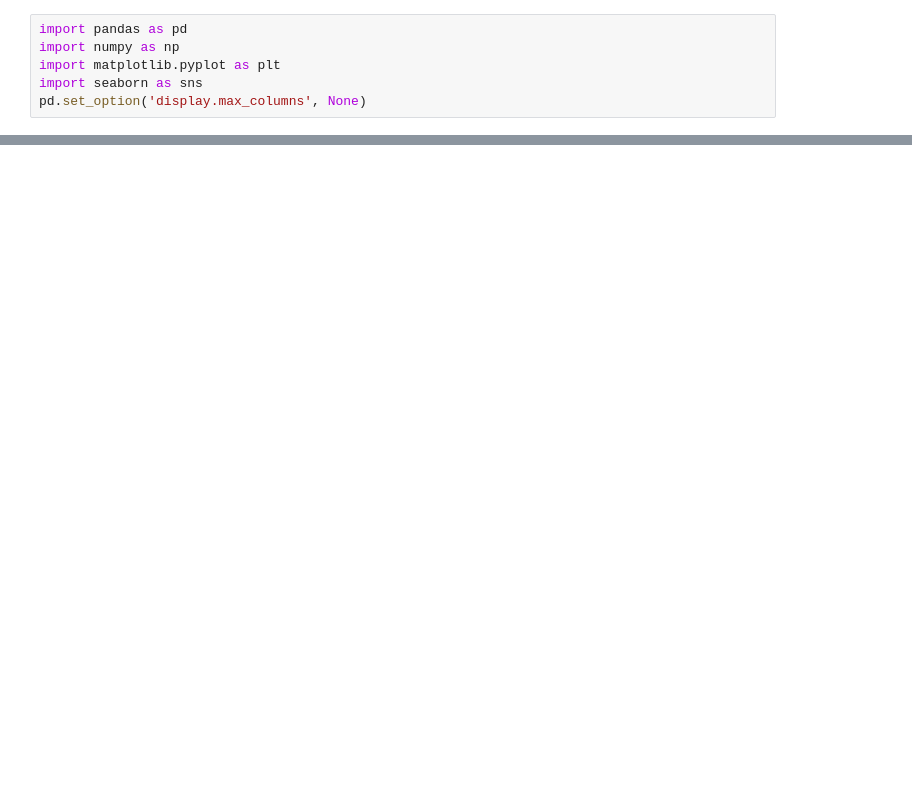
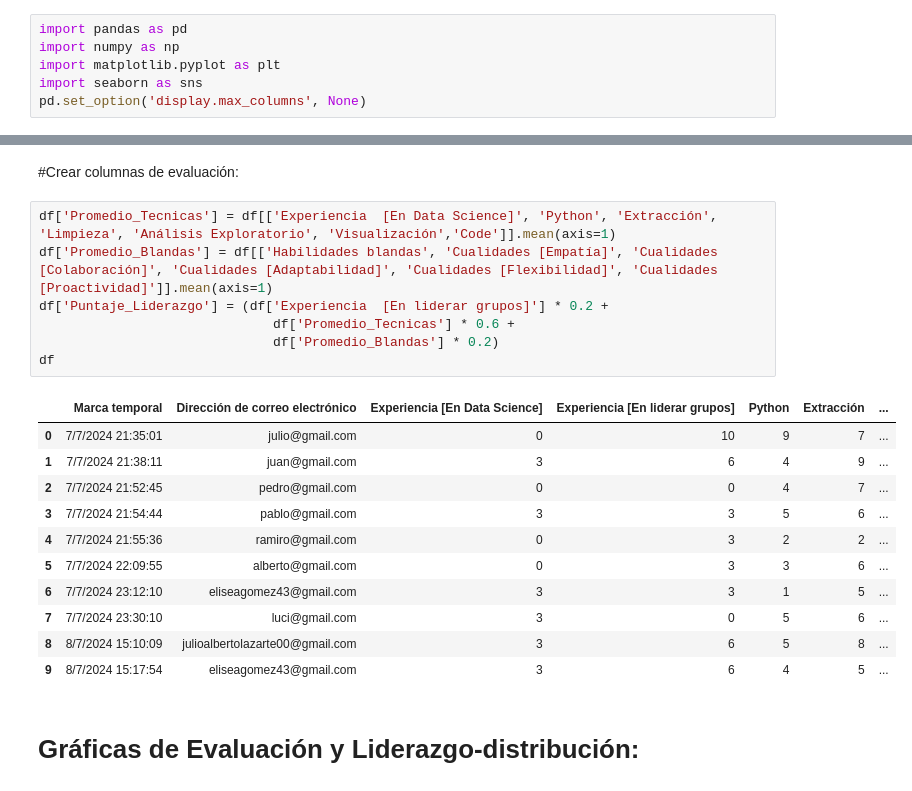
Before and after one commit to JulioLaz/leader_selection, a Jupyter notebook: BX_encuesta_july2024_final.ipynb, the cells around one changed output, grey strips where cells are left out. Saved outputs shown, nothing was run; the diff lists cells and outputs as text; blank space fills up the shorter version.

```diff
--- a/BX_encuesta_july2024_final.ipynb
+++ b/BX_encuesta_july2024_final.ipynb
@@ -83 +77,24 @@ df
+# %% [markdown]
+#Crear columnas de evaluación:
+# %%
+df['Promedio_Tecnicas'] = df[['Experiencia  [En Data Science]', 'Python', 'Extracción', 'Limpieza', 'Análisis Exploratorio', 'Visualización','Code']].mean(axis=1)
+df['Promedio_Blandas'] = df[['Habilidades blandas', 'Cualidades [Empatía]', 'Cualidades [Colaboración]', 'Cualidades [Adaptabilidad]', 'Cualidades [Flexibilidad]', 'Cualidades [Proactividad]']].mean(axis=1)
+df['Puntaje_Liderazgo'] = (df['Experiencia  [En liderar grupos]'] * 0.2 +
+                              df['Promedio_Tecnicas'] * 0.6 +
+                              df['Promedio_Blandas'] * 0.2)
+df
+# %% [output]
+|  | Marca temporal | Dirección de correo electrónico | Experiencia [En Data Science] | Experiencia [En liderar grupos] | Python | Extracción | ... |
+| 0 | 7/7/2024 21:35:01 | julio@gmail.com | 0 | 10 | 9 | 7 | ... |
+| 1 | 7/7/2024 21:38:11 | juan@gmail.com | 3 | 6 | 4 | 9 | ... |
+| 2 | 7/7/2024 21:52:45 | pedro@gmail.com | 0 | 0 | 4 | 7 | ... |
+| 3 | 7/7/2024 21:54:44 | pablo@gmail.com | 3 | 3 | 5 | 6 | ... |
+| 4 | 7/7/2024 21:55:36 | ramiro@gmail.com | 0 | 3 | 2 | 2 | ... |
+| 5 | 7/7/2024 22:09:55 | alberto@gmail.com | 0 | 3 | 3 | 6 | ... |
+| 6 | 7/7/2024 23:12:10 | eliseagomez43@gmail.com | 3 | 3 | 1 | 5 | ... |
+| 7 | 7/7/2024 23:30:10 | luci@gmail.com | 3 | 0 | 5 | 6 | ... |
+| 8 | 8/7/2024 15:10:09 | julioalbertolazarte00@gmail.com | 3 | 6 | 5 | 8 | ... |
+| 9 | 8/7/2024 15:17:54 | eliseagomez43@gmail.com | 3 | 6 | 4 | 5 | ... |
+# %% [markdown]
+# Gráficas de Evaluación y Liderazgo-distribución:
 # %%
```
Also changed, not shown: parts of 8 cells of this notebook.
